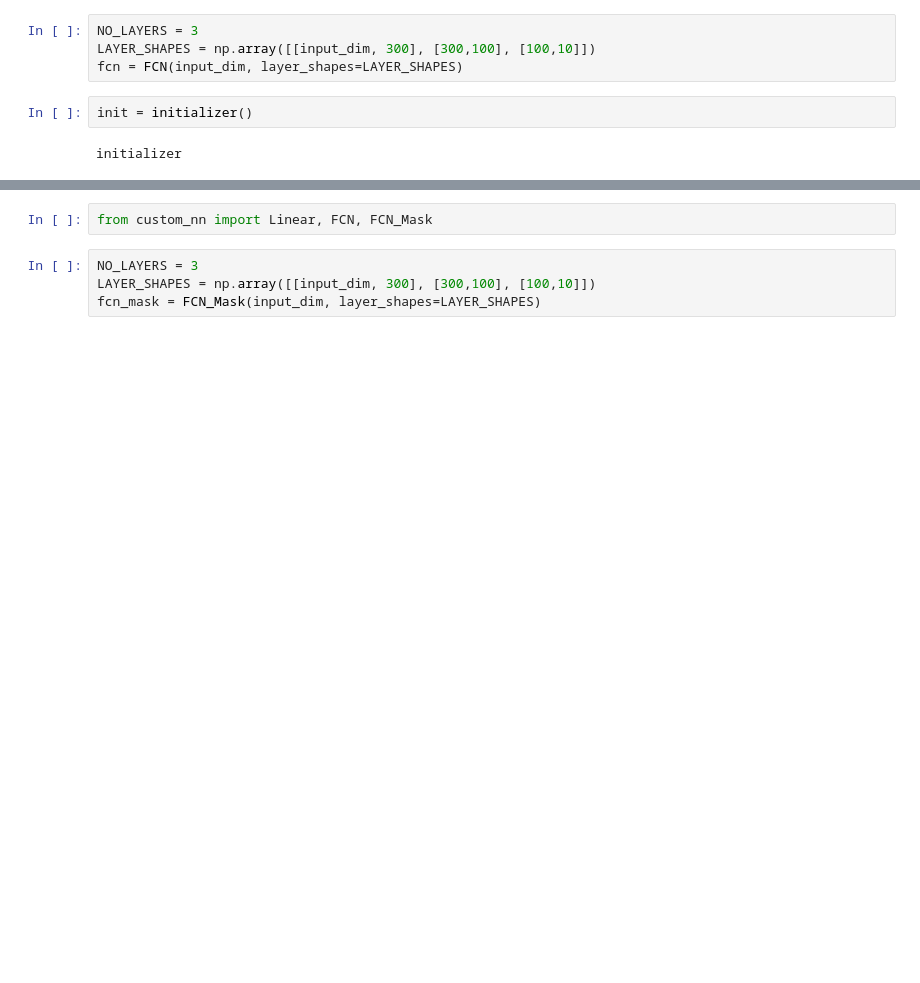
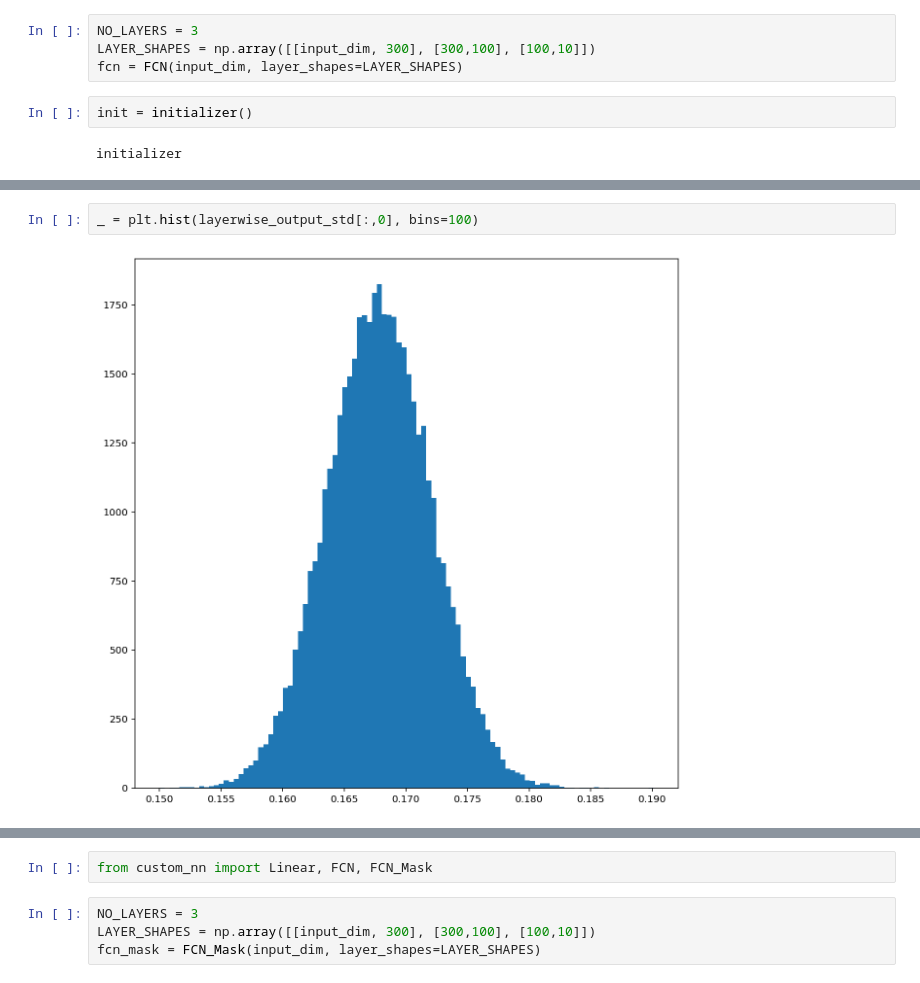
Before and after one commit to kosnil/signed_supermasks, a Jupyter notebook: supermask_experiments.ipynb, the cells around one changed output, grey strips where cells are left out. Cells and saved outputs as stored; diff of their text form; blank space fills up the shorter version.

```diff
--- a/supermask_experiments.ipynb
+++ b/supermask_experiments.ipynb
@@ -222,0 +260,4 @@ Evaluation Accuracy: 0.9833999872207642
+# %%
+_ = plt.hist(layerwise_output_std[:,0], bins=100)
+# %% [output]
+[figure, added]
```
Also changed, not shown: parts of 47 cells of this notebook, 2 other files.
